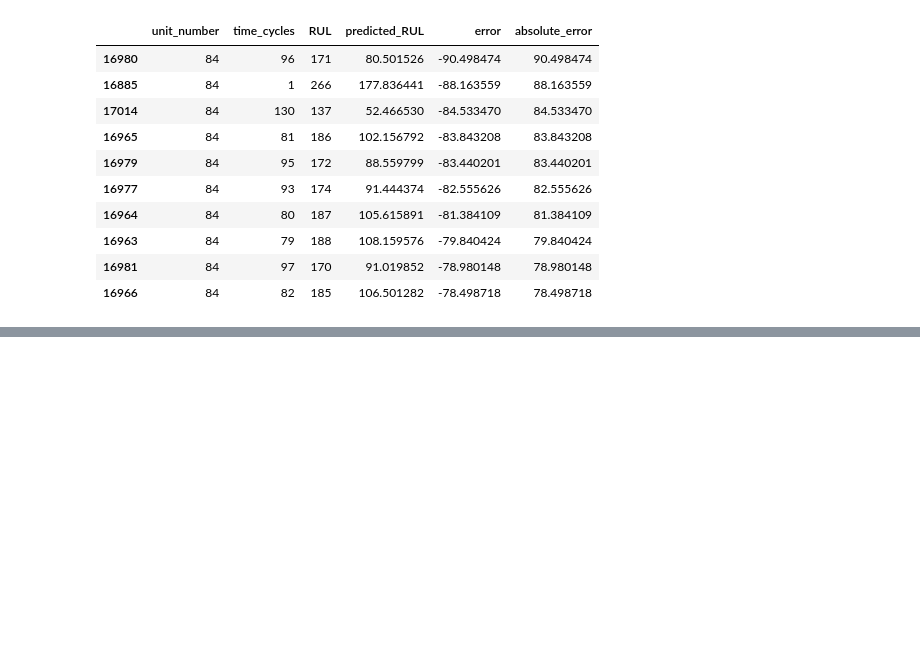
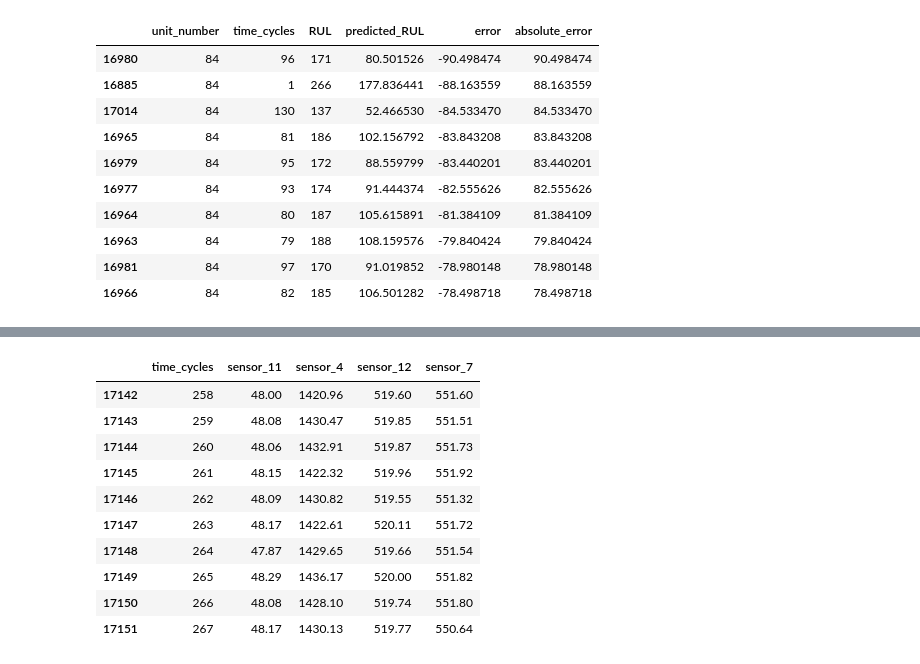
Before and after one commit to Sohilaeldally/PMPS, a Jupyter notebook: notebooks/03_baseline_modeling.ipynb, the cells around one changed output, grey strips where cells are left out. Saved outputs shown, nothing was run; the diff lists cells and outputs as text; code cells hidden in the pictures; blank space fills up the shorter version.

```diff
--- a/notebooks/03_baseline_modeling.ipynb
+++ b/notebooks/03_baseline_modeling.ipynb
@@ -603,0 +642,22 @@ rolling_slope_error_analysis.sort_values(
+# %%
+engine_84[
+    [
+        "time_cycles",
+        "sensor_11",
+        "sensor_4",
+        "sensor_12",
+        "sensor_7"
+    ]
+].tail(10)
+# %% [output]
+|  | time_cycles | sensor_11 | sensor_4 | sensor_12 | sensor_7 |
+| 17142 | 258 | 48.00 | 1420.96 | 519.60 | 551.60 |
+| 17143 | 259 | 48.08 | 1430.47 | 519.85 | 551.51 |
+| 17144 | 260 | 48.06 | 1432.91 | 519.87 | 551.73 |
+| 17145 | 261 | 48.15 | 1422.32 | 519.96 | 551.92 |
+| 17146 | 262 | 48.09 | 1430.82 | 519.55 | 551.32 |
+| 17147 | 263 | 48.17 | 1422.61 | 520.11 | 551.72 |
+| 17148 | 264 | 47.87 | 1429.65 | 519.66 | 551.54 |
+| 17149 | 265 | 48.29 | 1436.17 | 520.00 | 551.82 |
+| 17150 | 266 | 48.08 | 1428.10 | 519.74 | 551.80 |
+| 17151 | 267 | 48.17 | 1430.13 | 519.77 | 550.64 |
```
Also changed, not shown: parts of 16 cells of this notebook.
